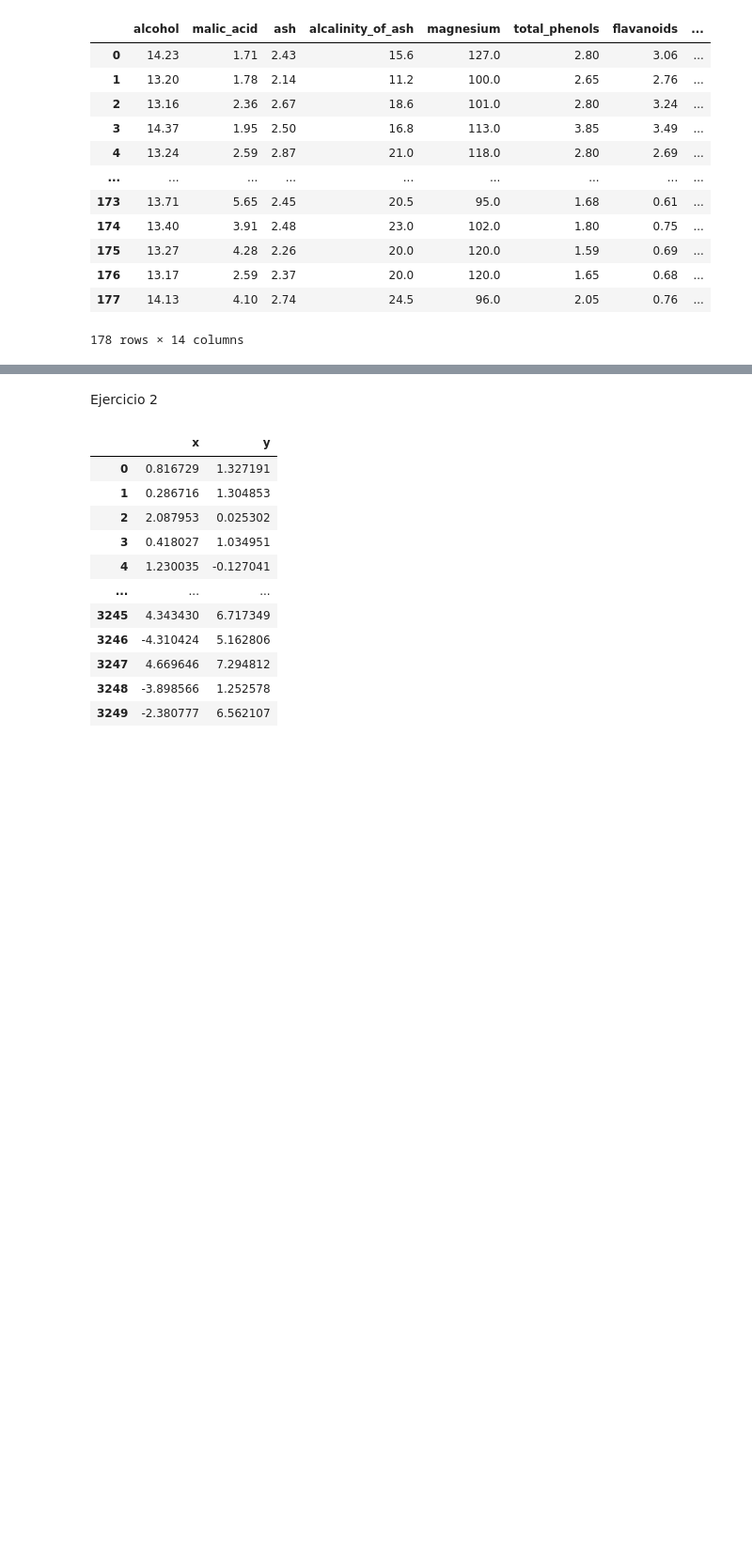
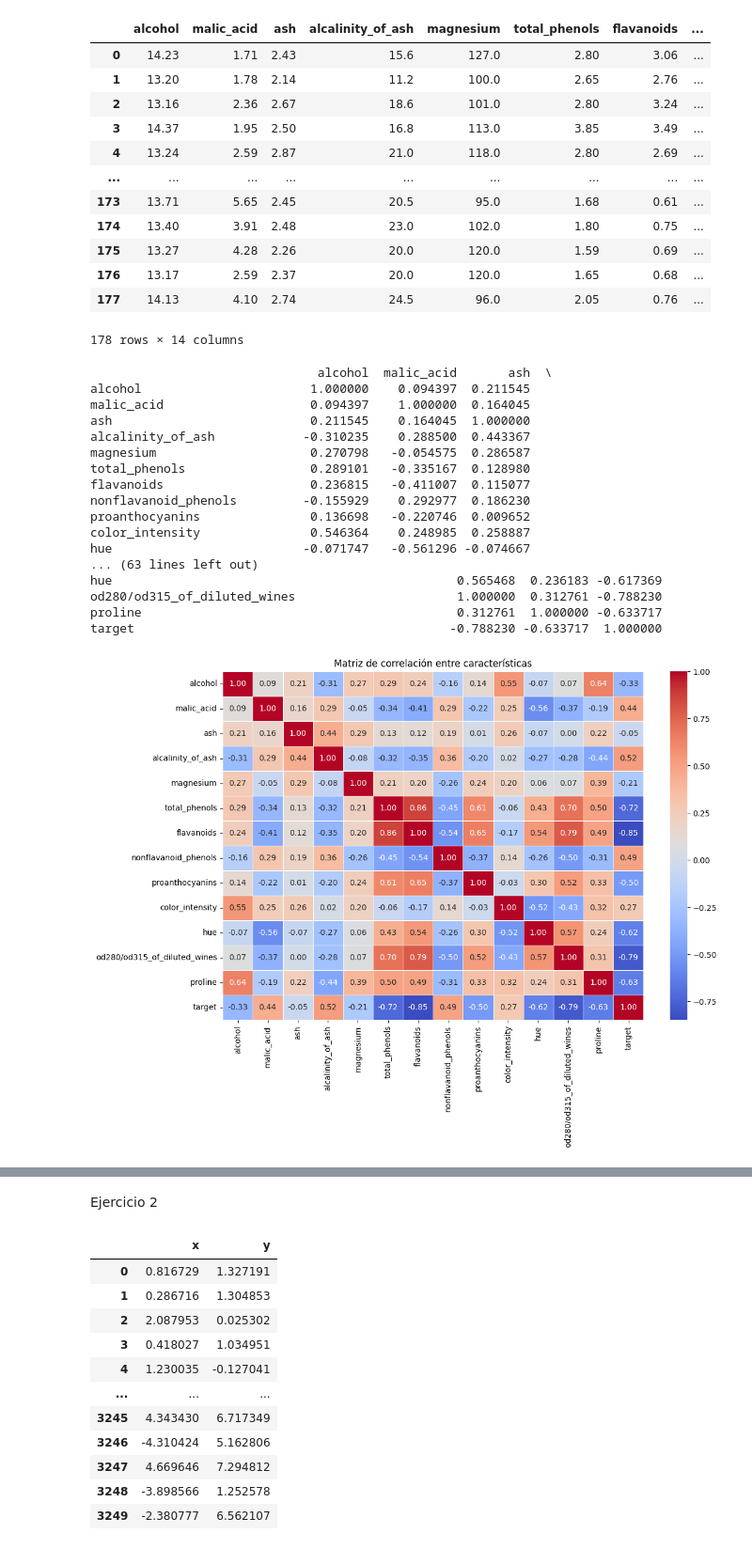
Before and after one commit to Paolatae2505/Practicas-AA, a Jupyter notebook: Practica07_AA.ipynb, the cells around one changed output, grey strips where cells are left out. Shown at 94% size. Cells and saved outputs as stored; diff of their text form; code cells hidden in the pictures; blank space fills up the shorter version.

```diff
--- a/Practica07_AA.ipynb
+++ b/Practica07_AA.ipynb
@@ -27,3 +28,31 @@ dataset
 | 176 | 13.17 | 2.59 | 2.37 | 20.0 | 120.0 | 1.65 | 0.68 | ... |
 | 177 | 14.13 | 4.10 | 2.74 | 24.5 | 96.0 | 2.05 | 0.76 | ... |
 178 rows × 14 columns
+# %%
+# Calcular la matriz de correlación
+correlation_matrix = dataset.corr()
+print(correlation_matrix)
+# Visualizar la matriz de correlación usando un mapa de calor de seaborn
+plt.figure(figsize=(12, 8))
+sns.heatmap(correlation_matrix, annot=True, cmap='coolwarm', fmt=".2f", linewidths=0.5)
+plt.title('Matriz de correlación entre características')
+plt.show()
+# %% [output]
+                               alcohol  malic_acid       ash  \
+alcohol                       1.000000    0.094397  0.211545
+malic_acid                    0.094397    1.000000  0.164045
+ash                           0.211545    0.164045  1.000000
+alcalinity_of_ash            -0.310235    0.288500  0.443367
+magnesium                     0.270798   -0.054575  0.286587
+total_phenols                 0.289101   -0.335167  0.128980
+flavanoids                    0.236815   -0.411007  0.115077
+nonflavanoid_phenols         -0.155929    0.292977  0.186230
+proanthocyanins               0.136698   -0.220746  0.009652
+color_intensity               0.546364    0.248985  0.258887
+hue                          -0.071747   -0.561296 -0.074667
+... (63 lines left out)
+hue                                               0.565468  0.236183 -0.617369
+od280/od315_of_diluted_wines                      1.000000  0.312761 -0.788230
+proline                                           0.312761  1.000000 -0.633717
+target                                           -0.788230 -0.633717  1.000000
+[figure, added]
```
Also changed, not shown: parts of 40 cells of this notebook.
